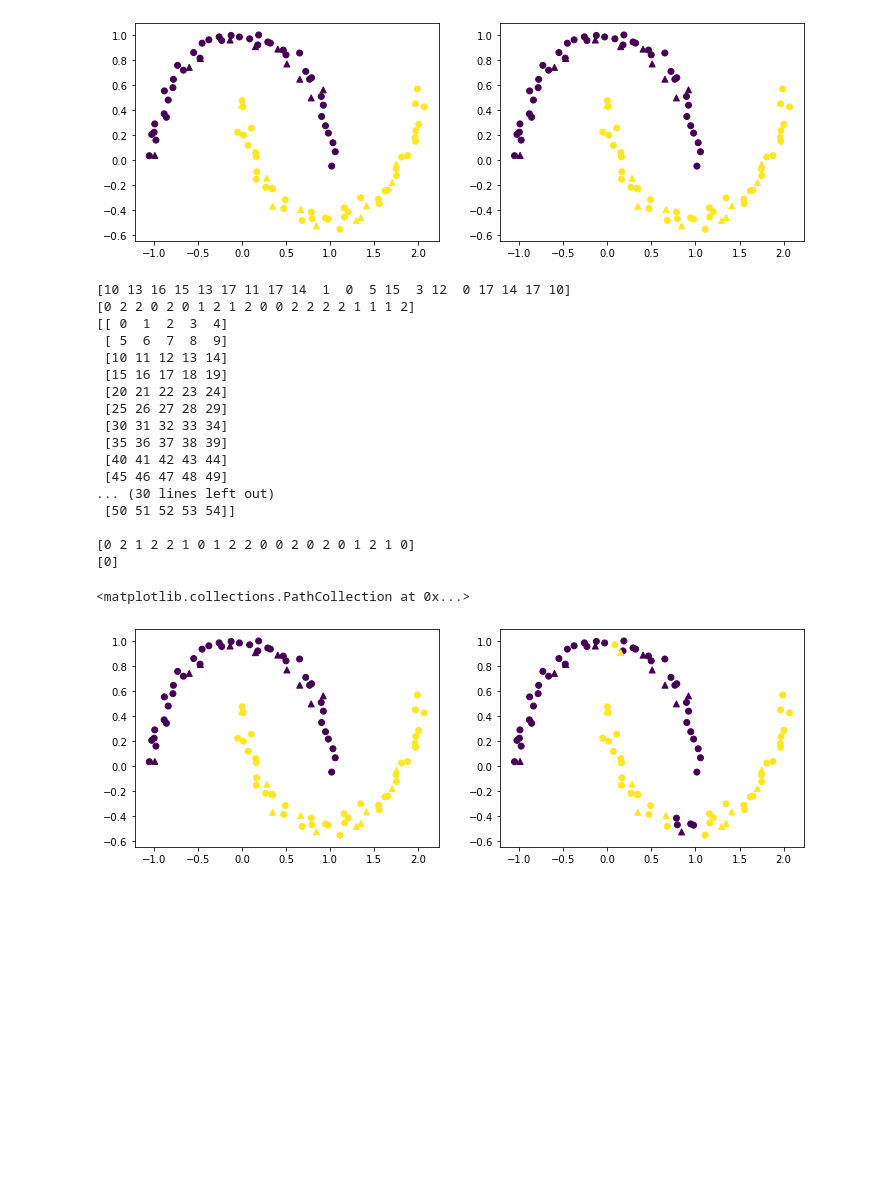
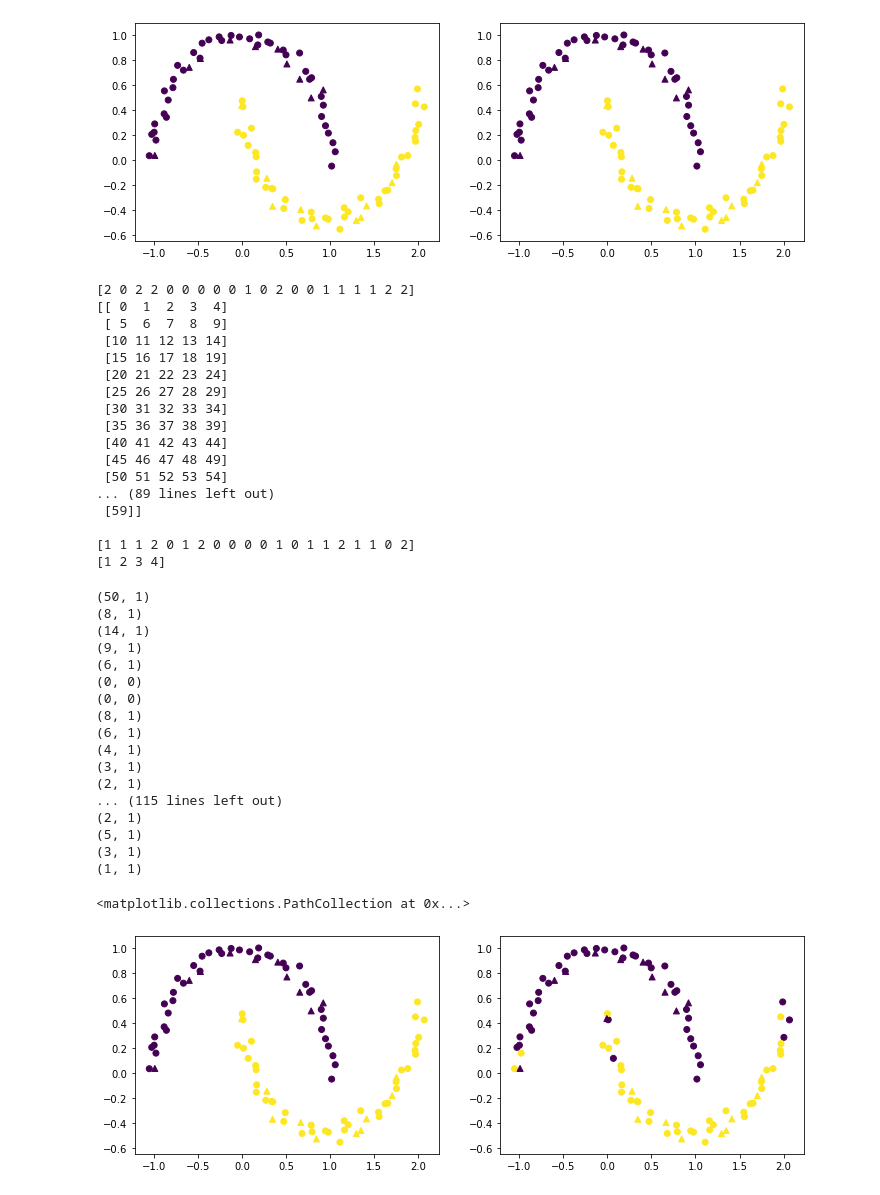
Before and after one commit to newmancu/ML_tests, a Jupyter notebook: ML/Trees/RandomForest.ipynb, the cells around one changed output. Drawn from its saved outputs; the diff is of its cells as text; code cells hidden in the pictures; blank space fills up the shorter version.

```diff
--- a/ML/Trees/RandomForest.ipynb
+++ b/ML/Trees/RandomForest.ipynb
@@ -39,7 +39,7 @@ class Tree(object):
 class DecisionTreeClassification(torch.nn.Module):
     """Normal DecisionTreeClassification"""
     def __init__(self, n_features, cat_indexs=[], max_depth=3,
-        ig_func='entropy', split='random', *args, **kwargs):
+        ig_func='entropy', split='random_k', *args, **kwargs):
         super(DecisionTreeClassification, self).__init__(*args, **kwargs)
         self.max_depth = max_depth
         self.types = [0]*n_features
@@ -56,6 +56,8 @@ class DecisionTreeClassification(torch.nn.Module):
             self.split_func = self.random_split
         elif split == 'best':
             self.split_func = self.best_split
+        elif split == 'random_k':
+            self.split_func = self.random_k_split
         else:
             raise "Try 'random' or 'best' split method"
 
@@ -145,6 +147,15 @@ class DecisionTreeClassification(torch.nn.Module):
         r_val = self.random_feature_val(X, r_fi)
         return r_fi, r_val
 
+    def random_k_split(self, X, Y):
+        k = np.random.randint(0, X.shape[0])
+        k_indexes = np.random.choice(X.shape[0], k, replace=False)
+        xs = X[k_indexes, :]
+        ys = Y[k_indexes]
+        if not xs.shape[0]:
+             xs = xs.reshape(0,0)
+        return self.best_split(xs, ys)
+
     @staticmethod
     def propabilities(Y):
         n_classes = {key:0 for key in set(Y)}
@@ -201,10 +212,10 @@ class RandomForest(torch.nn.Module):
         self.trees = []
         for i in range(self.tree_n):
             xtr, ytr, fd = self.RSM(X, Y)
-            categs = []
+            categs = [i for i in range(len(fd)) if fd[i] in self.cat_indexs]
 
             tree = DecisionTreeClassification(xtr.shape[1],
-                max_depth=self.max_depth, split=self.split, vs) # split, categ_features
+                max_depth=self.max_depth, split=self.split, cat_indexs=categs)
             tree.train(xtr, ytr)
             self.trees.append((tree, fd))
         return self.trees
@@ -216,24 +227,20 @@ class RandomForest(torch.nn.Module):
         return yp
 
     def forward(self, x):
+        # TODO: change p_argmax to mean
         yps = []
         for tree, fg in self.trees:
             x_featured = x[fg].reshape(-1,1)
-            # print(fg, x, x_featured, sep='\n')
             yp = tree.forward(x_featured)
             yps.append(yp)
-        # yps = np.array(yps)
         yps = DecisionTreeClassification.p_argmax(yps)
-        # print(yps)
         return yps[0]
 
     @staticmethod
     def RSM(X, Y):
         k_features = np.random.randint(1, X.shape[1])
         features_indexes = np.sort(np.random.choice(X.shape[1], k_features, replace=False))
-        # feature_dict = {key:val for key,val in zip(range(len(features_indexes)), features_indexes)}
         indexes = np.random.choice(X.shape[0], X.shape[0], replace=True)
-        # print(indexes)
         X_featured = X[:,features_indexes]
         X_selected = X_featured[indexes, :].reshape(-1,1)
         Y_selected = Y[indexes]
@@ -253,7 +260,7 @@ axes[1].legend()
 <matplotlib.legend.Legend at 0x...>
 [figure]
 # %%
-DTC = DecisionTreeClassification(xtr.shape[1], max_depth=5, split='random')
+DTC = DecisionTreeClassification(xtr.shape[1], max_depth=5, split='random_k')
 DTC.train(xtr, ytr)
 yp1 = DTC.predict(xtr)
 yp2 = DTC.predict(xte)
@@ -295,8 +302,7 @@ print()
 print(y)
 print(fd)
 # %% [output]
-[10 13 16 15 13 17 11 17 14  1  0  5 15  3 12  0 17 14 17 10]
-[0 2 2 0 2 0 1 2 1 2 0 0 2 2 2 2 1 1 1 2]
+[2 0 2 2 0 0 0 0 0 1 0 2 0 0 1 1 1 1 2 2]
 [[ 0  1  2  3  4]
  [ 5  6  7  8  9]
  [10 11 12 13 14]
@@ -307,23 +313,41 @@ print(fd)
  [35 36 37 38 39]
  [40 41 42 43 44]
  [45 46 47 48 49]
-... (30 lines left out)
- [50 51 52 53 54]]
+ [50 51 52 53 54]
+... (89 lines left out)
+ [59]]
 
-[0 2 1 2 2 1 0 1 2 2 0 0 2 0 2 0 1 2 1 0]
-[0]
+[1 1 1 2 0 1 2 0 0 0 0 1 0 1 1 2 1 1 0 2]
+[1 2 3 4]
 # %%
-RF = RandomForest(tree_n=20, random_state=155, max_depth=4, split='best')
+RF = RandomForest(tree_n=5, random_state=35, max_depth=4, split='random_k')
 RF.train(xtr, ytr)
 yp1 = RF.predict(xtr)
 yp2 = RF.predict(xte)
 fig, axes = plt.subplots(ncols=2, figsize=(12,4))
 
 axes[0].scatter(xtr[:,0], xtr[:,1], c=ytr, label='train')
 axes[0].scatter(xte[:,0], xte[:,1], c=yte, marker='^', label='test')
 
 axes[1].scatter(xtr[:,0], xtr[:,1], c=yp1, label='train')
 axes[1].scatter(xte[:,0], xte[:,1], c=yp2, marker='^', label='test')
 # %% [output]
-<matplotlib.collections.PathCollection at 0x...>
+(50, 1)
+(8, 1)
+(14, 1)
+(9, 1)
+(6, 1)
+(0, 0)
+(0, 0)
+(8, 1)
+(6, 1)
+(4, 1)
+(3, 1)
+(2, 1)
+... (115 lines left out)
+(2, 1)
+(5, 1)
+(3, 1)
+(1, 1)
+<matplotlib.collections.PathCollection at 0x...>
-[figure, old version]
+[figure, new version]
```
Also changed, not shown: parts of 4 cells of this notebook.
